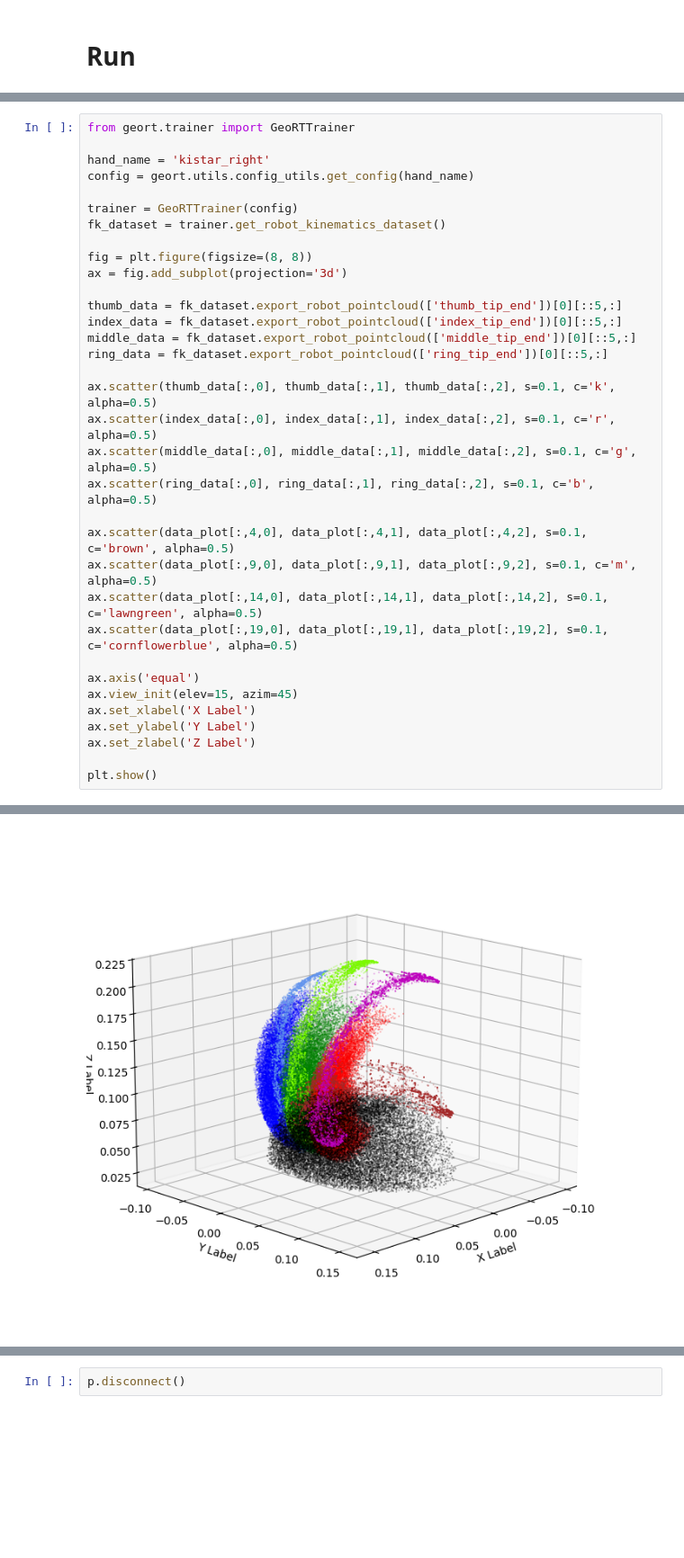
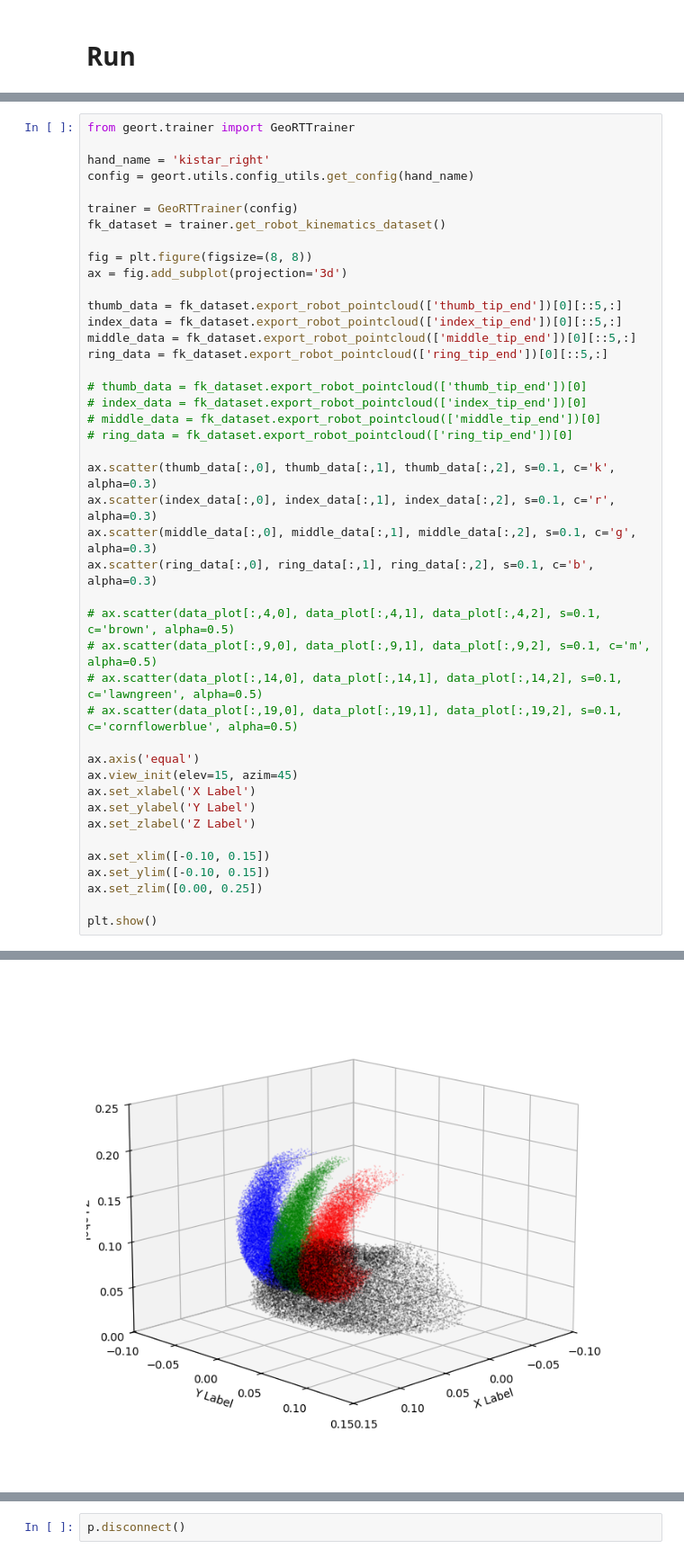
Before and after one commit to 0LYS0/GeoRT, a Jupyter notebook: example_manus.ipynb, the cells around one changed output, grey strips where cells are left out. Shown at 90% size. Cells and saved outputs as stored; diff of their text form; blank space fills up the shorter version.

Commit message:
Add images

```diff
--- a/example_manus.ipynb
+++ b/example_manus.ipynb
@@ -199,15 +276,20 @@ index_data = fk_dataset.export_robot_pointcloud(['index_tip_end'])[0][::5,:]
 middle_data = fk_dataset.export_robot_pointcloud(['middle_tip_end'])[0][::5,:]
 ring_data = fk_dataset.export_robot_pointcloud(['ring_tip_end'])[0][::5,:]
 
-ax.scatter(thumb_data[:,0], thumb_data[:,1], thumb_data[:,2], s=0.1, c='k', alpha=0.5)
-ax.scatter(index_data[:,0], index_data[:,1], index_data[:,2], s=0.1, c='r', alpha=0.5)
-ax.scatter(middle_data[:,0], middle_data[:,1], middle_data[:,2], s=0.1, c='g', alpha=0.5)
-ax.scatter(ring_data[:,0], ring_data[:,1], ring_data[:,2], s=0.1, c='b', alpha=0.5)
+# thumb_data = fk_dataset.export_robot_pointcloud(['thumb_tip_end'])[0]
+# index_data = fk_dataset.export_robot_pointcloud(['index_tip_end'])[0]
+# middle_data = fk_dataset.export_robot_pointcloud(['middle_tip_end'])[0]
+# ring_data = fk_dataset.export_robot_pointcloud(['ring_tip_end'])[0]
 
-ax.scatter(data_plot[:,4,0], data_plot[:,4,1], data_plot[:,4,2], s=0.1, c='brown', alpha=0.5)
-ax.scatter(data_plot[:,9,0], data_plot[:,9,1], data_plot[:,9,2], s=0.1, c='m', alpha=0.5)
-ax.scatter(data_plot[:,14,0], data_plot[:,14,1], data_plot[:,14,2], s=0.1, c='lawngreen', alpha=0.5)
-ax.scatter(data_plot[:,19,0], data_plot[:,19,1], data_plot[:,19,2], s=0.1, c='cornflowerblue', alpha=0.5)
+ax.scatter(thumb_data[:,0], thumb_data[:,1], thumb_data[:,2], s=0.1, c='k', alpha=0.3)
+ax.scatter(index_data[:,0], index_data[:,1], index_data[:,2], s=0.1, c='r', alpha=0.3)
+ax.scatter(middle_data[:,0], middle_data[:,1], middle_data[:,2], s=0.1, c='g', alpha=0.3)
+ax.scatter(ring_data[:,0], ring_data[:,1], ring_data[:,2], s=0.1, c='b', alpha=0.3)
+
+# ax.scatter(data_plot[:,4,0], data_plot[:,4,1], data_plot[:,4,2], s=0.1, c='brown', alpha=0.5)
+# ax.scatter(data_plot[:,9,0], data_plot[:,9,1], data_plot[:,9,2], s=0.1, c='m', alpha=0.5)
+# ax.scatter(data_plot[:,14,0], data_plot[:,14,1], data_plot[:,14,2], s=0.1, c='lawngreen', alpha=0.5)
+# ax.scatter(data_plot[:,19,0], data_plot[:,19,1], data_plot[:,19,2], s=0.1, c='cornflowerblue', alpha=0.5)
 
 ax.axis('equal')
 ax.view_init(elev=15, azim=45)
@@ -215,5 +297,9 @@ ax.set_xlabel('X Label')
 ax.set_ylabel('Y Label')
 ax.set_zlabel('Z Label')
 
+ax.set_xlim([-0.10, 0.15])
+ax.set_ylim([-0.10, 0.15])
+ax.set_zlim([0.00, 0.25])
+
 plt.show()
 # %% [output]
@@ -238,4 +324,4 @@ Keypoint Names ['index_tip_end', 'middle_tip_end', 'ring_tip_end', 'thumb_tip_en
-[figure, old version]
+[figure, new version]
 # %%
 import pybullet as p
 
```
Also changed, not shown: parts of 7 cells of this notebook, 4 other files.
